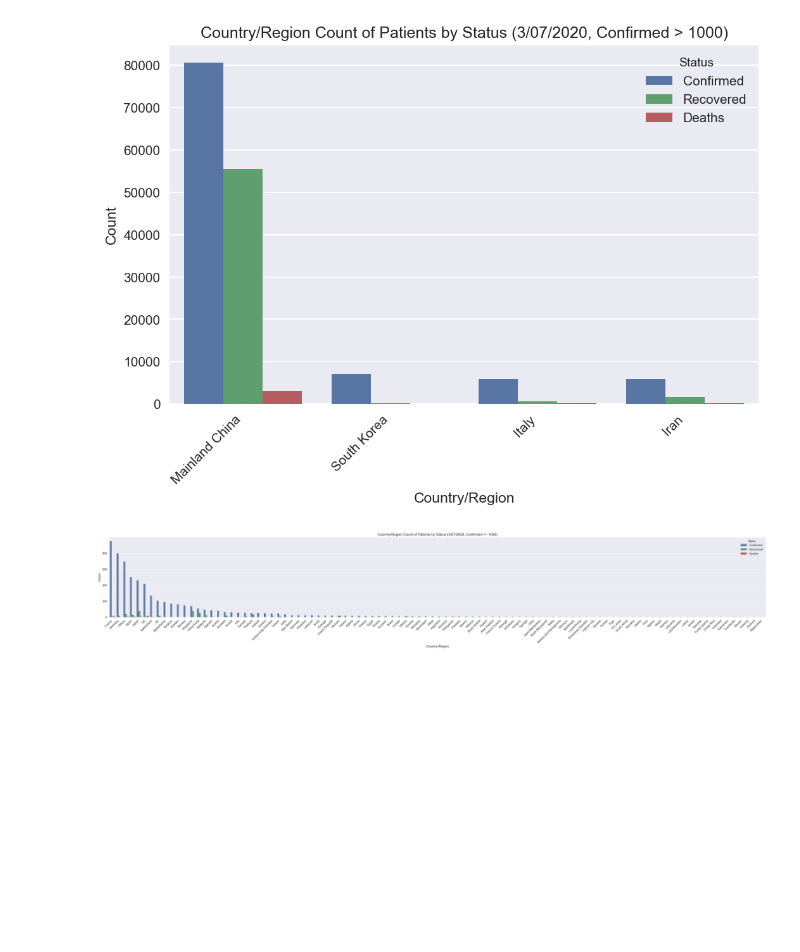
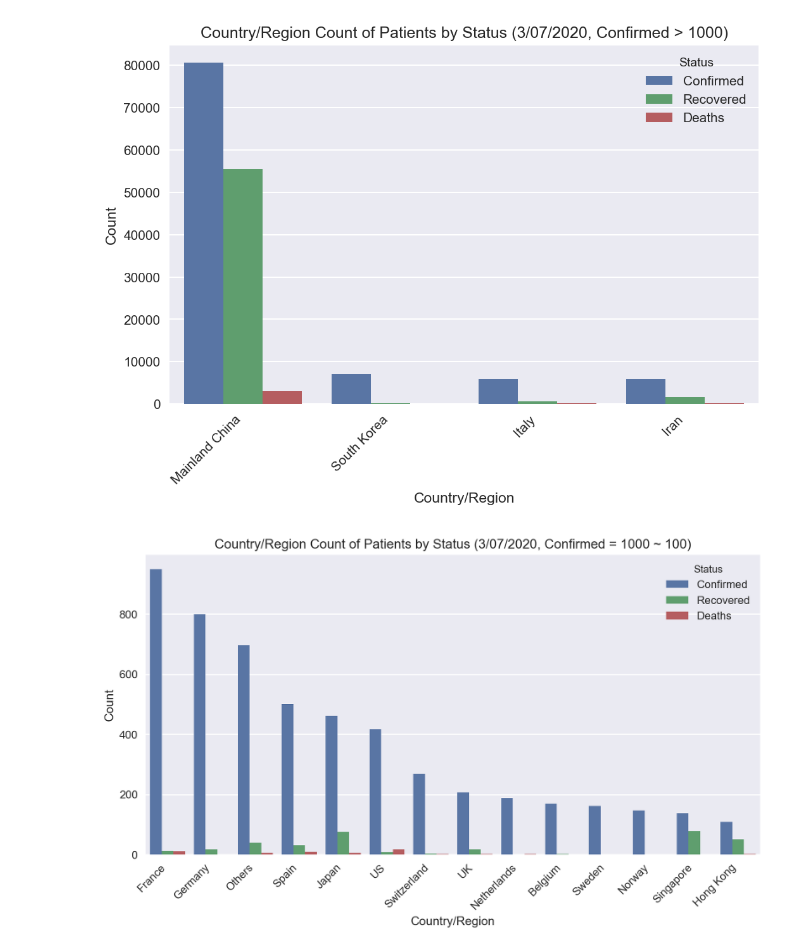
Before and after one commit to IgorBanin/COVID_final, a Jupyter notebook: Patient analysis.ipynb, the cells around one changed output. Saved outputs shown, nothing was run; the diff lists cells and outputs as text; code cells hidden in the pictures; blank space fills up the shorter version.

```diff
--- a/Patient analysis.ipynb
+++ b/Patient analysis.ipynb
@@ -109,9 +118,10 @@ age_plot
 <matplotlib.axes._subplots.AxesSubplot at 0x...>
 [figure]
 # %%
+#takes in a dataframe and melts the dataframe based on Country/Region, and renaming the columns for formatting
+#returns resulting dataframe
 def consolidate(df):
-    df = df.reset_index().melt(id_vars=['Country/Region'])
+    df = df.melt(id_vars=['Country/Region'])
     df.columns = ['Country/Region', 'Status', 'Count']
-    #df = df.sort_values(by=['Count', 'Country/Region'], ascending=False)
     return df
 # %%
@@ -172,9 +183,12 @@ country_plot(more, '3/07/2020, Confirmed > 1000')
 # %% [output]
 [figure]
 # %%
-less = last_week[last_week['Confirmed'] <= 1000]
+#extracting from the 3/7/2020 dataframe Country/Region entries with between 1000 and 100 confirmed cases and creating
+#a bar plot
+less = last_week[(last_week['Confirmed'] <= 1000) & (last_week['Confirmed'] > 100)]
 less = consolidate(less)
-plt.figure(figsize=(40,5), dpi=200)
-country_plot(less, '3/07/2020, Confirmed <= 1000')
+less = less.sort_values(by=['Count', 'Country/Region'], ascending=False)
+plt.figure(figsize=(10,5), dpi=200)
+country_plot(less, '3/07/2020, Confirmed = 1000 ~ 100')
 # %% [output]
-[figure, old version]
+[figure, new version]
```
Also changed, not shown: parts of 17 cells of this notebook.
